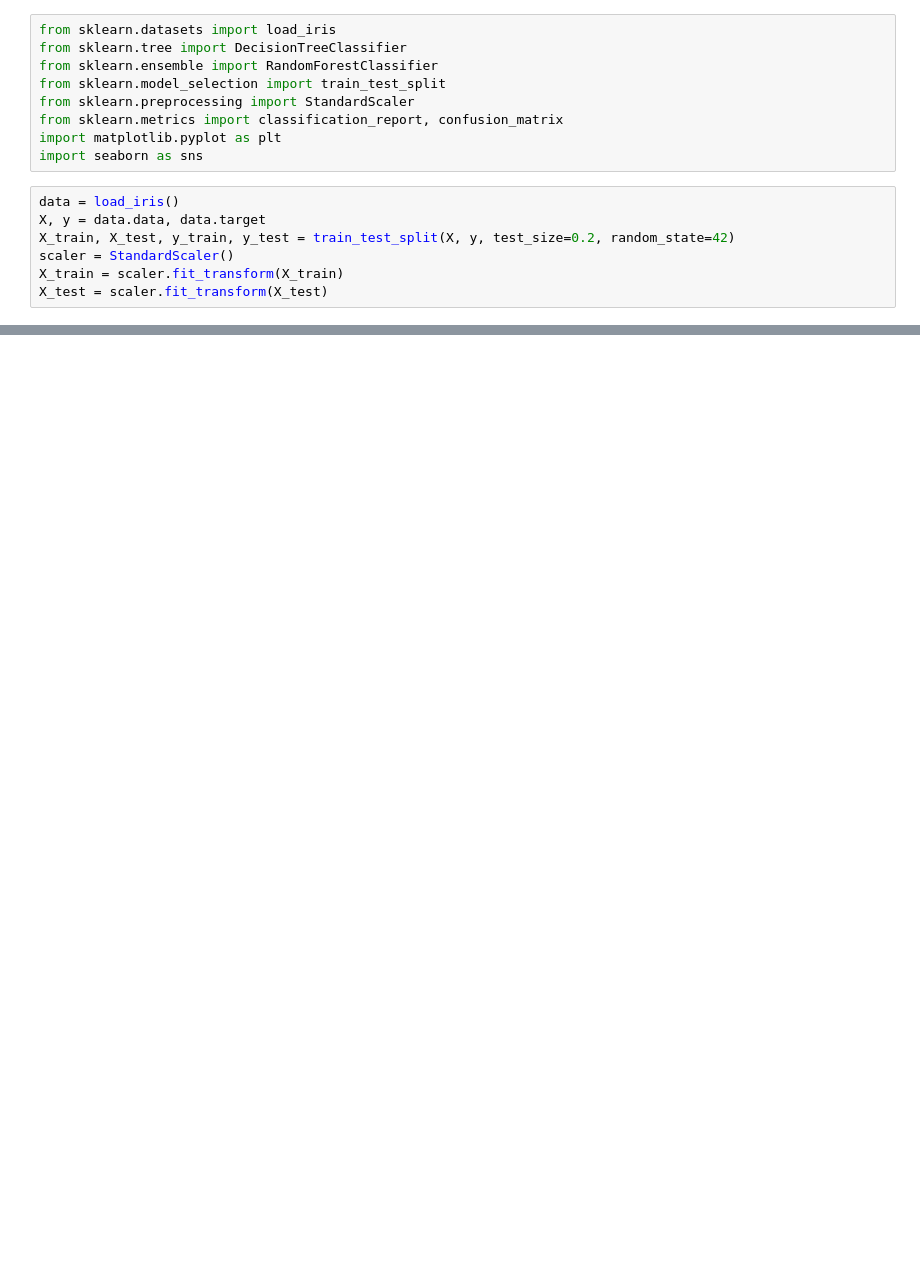
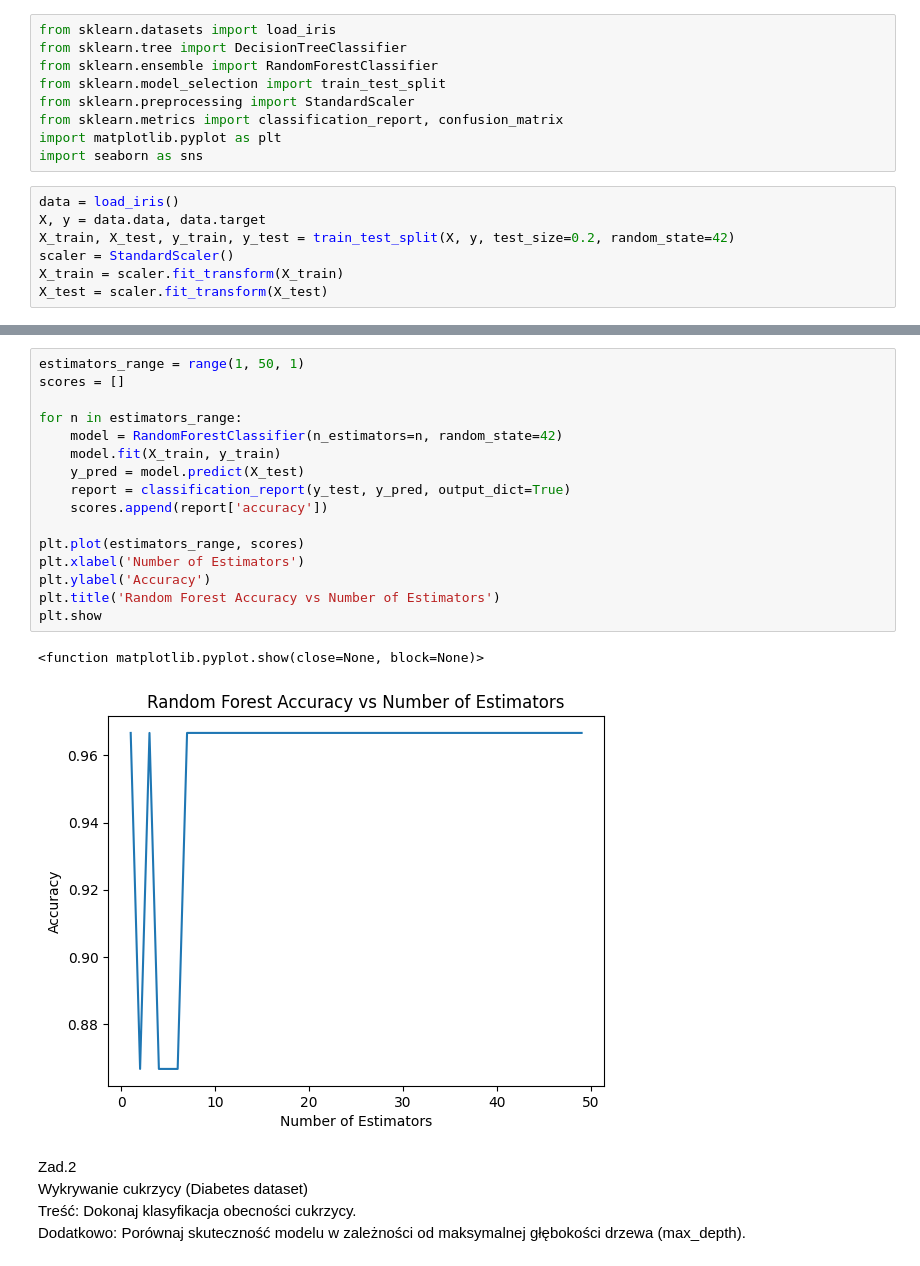
Before and after one commit to nuki789/Analiza-danych-i-uczenie-maszynowe, a Jupyter notebook: lab12/lab12.ipynb, the cells around one changed output, grey strips where cells are left out. Saved outputs shown, nothing was run; the diff lists cells and outputs as text; blank space fills up the shorter version.

```diff
--- a/lab12/lab12.ipynb
+++ b/lab12/lab12.ipynb
@@ -55,0 +71,24 @@ plt.show()
+# %%
+estimators_range = range(1, 50, 1)
+scores = []
+
+for n in estimators_range:
+    model = RandomForestClassifier(n_estimators=n, random_state=42)
+    model.fit(X_train, y_train)
+    y_pred = model.predict(X_test)
+    report = classification_report(y_test, y_pred, output_dict=True)
+    scores.append(report['accuracy'])
+
+plt.plot(estimators_range, scores)
+plt.xlabel('Number of Estimators')
+plt.ylabel('Accuracy')
+plt.title('Random Forest Accuracy vs Number of Estimators')
+plt.show
+# %% [output]
+<function matplotlib.pyplot.show(close=None, block=None)>
+[figure, added]
+# %% [markdown]
+Zad.2
+Wykrywanie cukrzycy (Diabetes dataset)
+Treść: Dokonaj klasyfikacja obecności cukrzycy.
+Dodatkowo: Porównaj skuteczność modelu w zależności od maksymalnej głębokości drzewa (max_depth).
```
Also changed, not shown: parts of 12 cells of this notebook.
